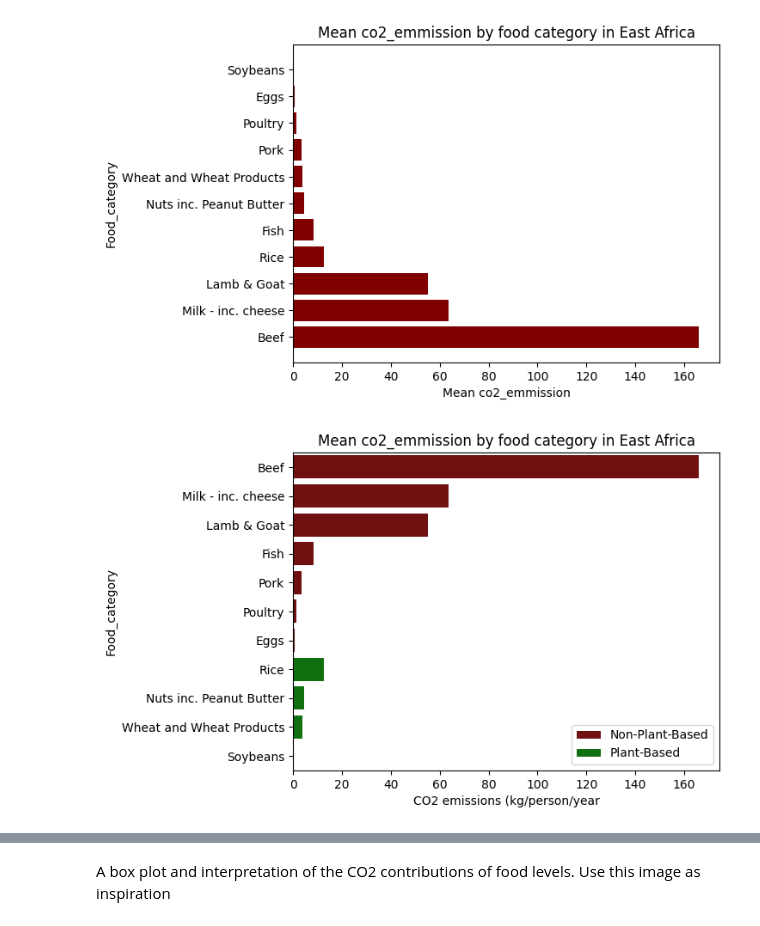
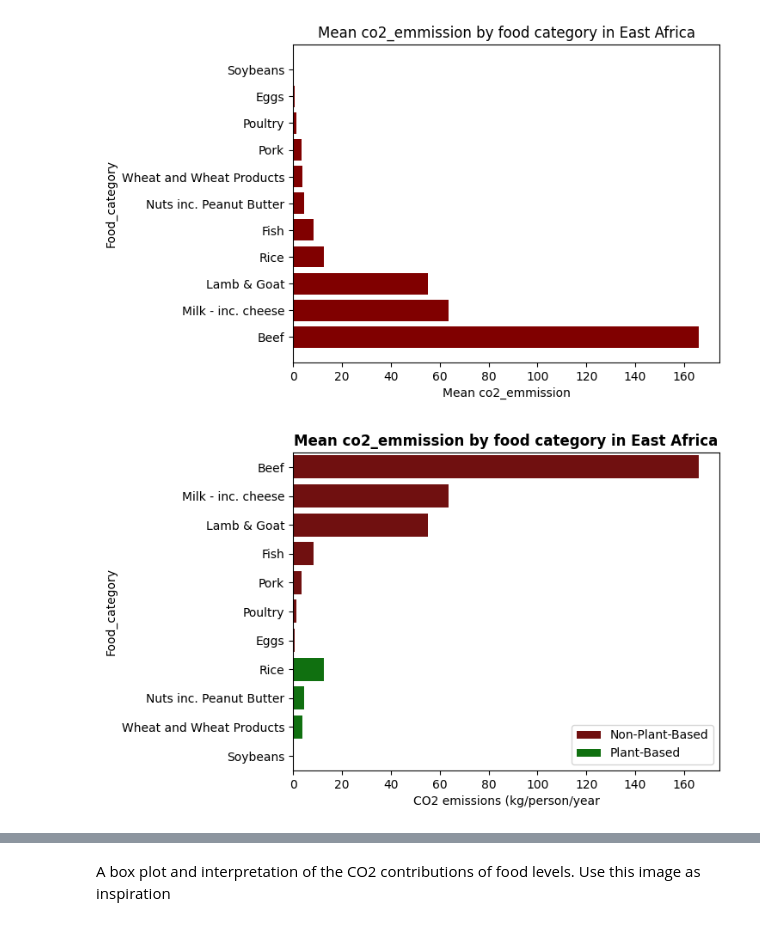
Before and after one commit to Mercymerine/Pandas-Analysis, a Jupyter notebook: food_carbon_footprint.ipynb, the cells around one changed output, grey strips where cells are left out. Drawn from its saved outputs; the diff is of its cells as text; code cells hidden in the pictures.

```diff
--- a/food_carbon_footprint.ipynb
+++ b/food_carbon_footprint.ipynb
@@ -226,11 +226,11 @@ plt.show()
 # %%
 
 sns.barplot(x='co2_emmission', y='food_category', data = sorted_food_country_df[~sorted_food_country_df['is_plant_based']], color='maroon', label='Non-Plant-Based')
 sns.barplot(x='co2_emmission', y ='food_category', data = sorted_food_country_df[sorted_food_country_df['is_plant_based']], color='green', label='Plant-Based')
 plt.legend()
 plt.xlabel('CO2 emissions (kg/person/year')
 plt.ylabel('Food_category')
-plt.title('Mean co2_emmission by food category in East Africa')
+plt.title('Mean co2_emmission by food category in East Africa', fontweight='bold')
 plt.show()
 # %% [output]
-[figure, old version]
+[figure, new version]
```
Also changed, not shown: parts of 6 cells of this notebook.
